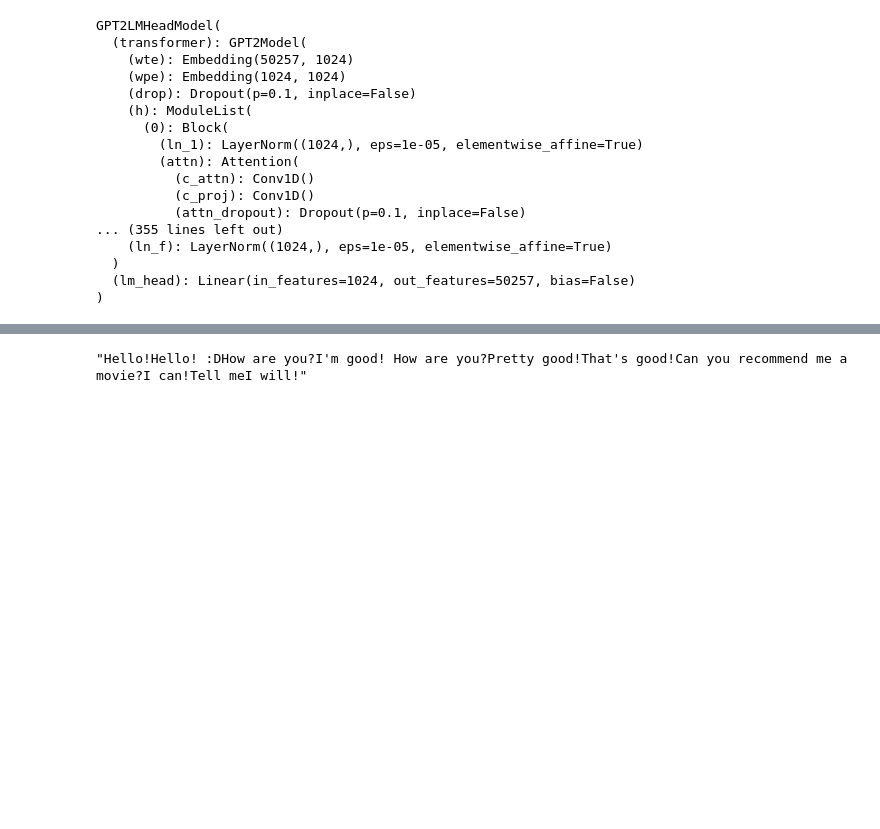
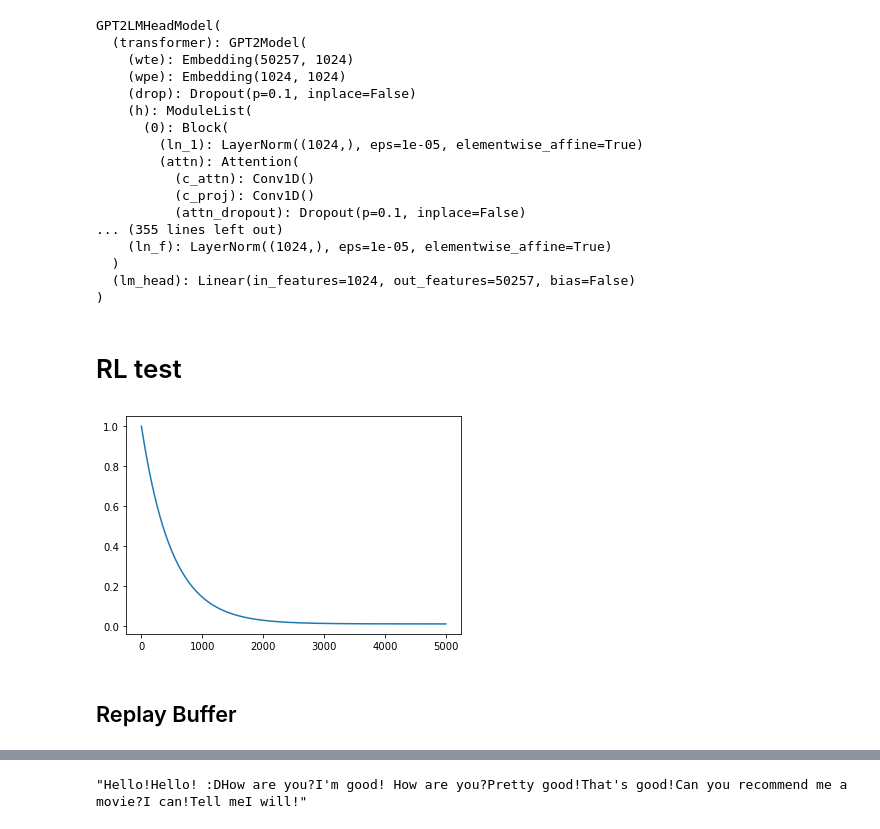
Before and after one commit to gonzalorecio/Deep-Reinforcement-Learning-Open-domain-chatbot, a Jupyter notebook: seq2seq/DialoGPT.ipynb, the cells around one changed output, grey strips where cells are left out. Cells and saved outputs as stored; diff of their text form; code cells hidden in the pictures; blank space fills up the shorter version.

```diff
--- a/seq2seq/DialoGPT.ipynb
+++ b/seq2seq/DialoGPT.ipynb
@@ -89,3 +91,5 @@ def jaccard_similarity(list1, list2):
     intersection = len(list(set(list1).intersection(list2)))
     union = (len(list1) + len(list2)) - intersection
     return float(intersection) / union
+# %% [markdown]
+# RL test
@@ -91,0 +109,13 @@ def jaccard_similarity(list1, list2):
+# %%
+epsilon_start = 1.0
+epsilon_final = 0.01
+epsilon_decay = 500
+
+epsilon_by_frame = lambda frame_idx: epsilon_final + (epsilon_start - epsilon_final) * math.exp(-1. * frame_idx / epsilon_decay)
+# epsilon_by_frame = lambda frame_idx: max(epsilon_final, epsilon_start*(0.995**frame_idx))
+plt.plot([epsilon_by_frame(i) for i in range(5000)])
+plt.show()
+# %% [output]
+[figure, added]
+# %% [markdown]
+## Replay Buffer
```
Also changed, not shown: parts of 17 cells of this notebook.
